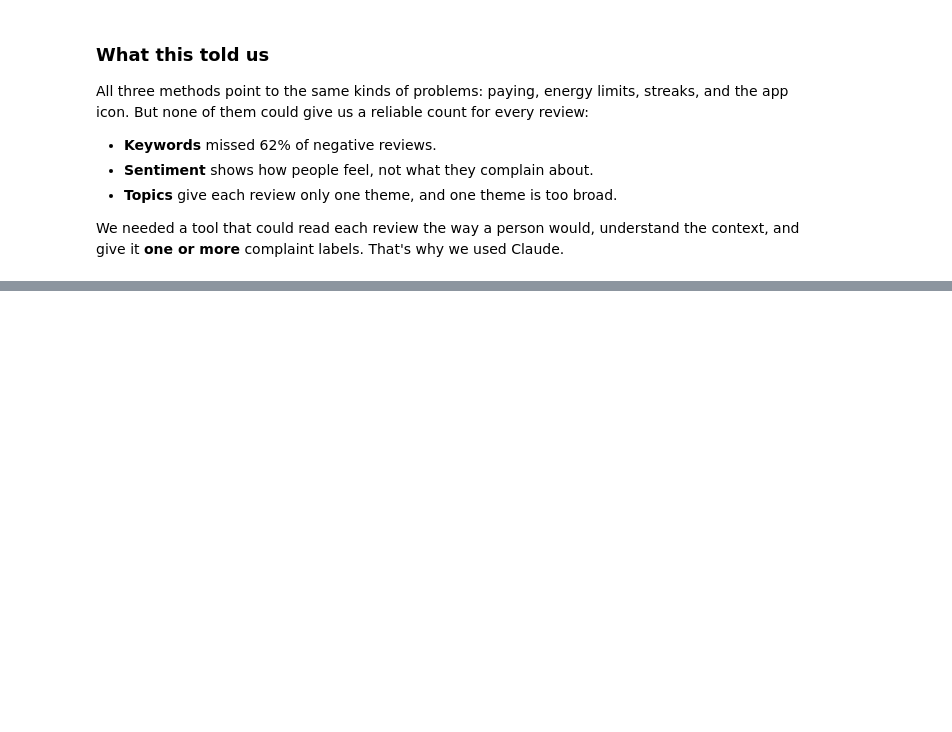
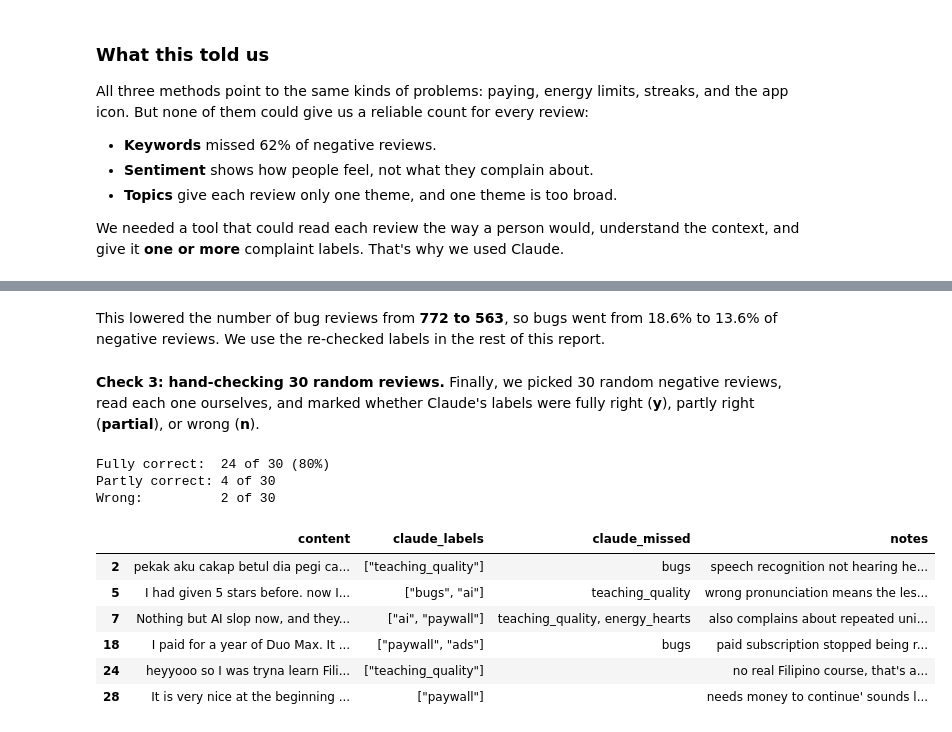
Before and after one commit to Teenna-Pachika/info4360-duolingo-reviews, a Jupyter notebook: notebooks/06_final_report.ipynb, the cells around one changed output, grey strips where cells are left out. Saved outputs shown, nothing was run; the diff lists cells and outputs as text; code cells hidden in the pictures; blank space fills up the shorter version.

```diff
--- a/notebooks/06_final_report.ipynb
+++ b/notebooks/06_final_report.ipynb
@@ -178,0 +258,5 @@ We needed a tool that could read each review the way a person would, understand
+# %%
+# Examples of negative reviews with their Claude labels
+pd.set_option("display.max_colwidth", None)
+examples = neg[neg["n_words"].between(8, 35) & neg["claude_labels"].apply(lambda l: l != ["other"])]
+examples.sample(6, random_state=1)[["content", "claude_labels"]]
@@ -178,0 +302,25 @@ We needed a tool that could read each review the way a person would, understand
+# %% [markdown]
+This lowered the number of bug reviews from **772 to 563**, so bugs went from 18.6% to 13.6% of negative reviews. We use the re-checked labels in the rest of this report.
+# %% [markdown]
+**Check 3: hand-checking 30 random reviews.** Finally, we picked 30 random negative reviews, read each one ourselves, and marked whether Claude's labels were fully right (**y**), partly right (**partial**), or wrong (**n**).
+# %%
+checked = pd.read_csv("../data/hand_check.csv").fillna("")
+answers = checked["claude_correct"].str.strip().str.lower()
+
+print(f"Fully correct:  {(answers == 'y').sum()} of {len(checked)} ({(answers == 'y').mean():.0%})")
+print(f"Partly correct: {(answers == 'partial').sum()} of {len(checked)}")
+print(f"Wrong:          {(answers == 'n').sum()} of {len(checked)}")
+
+# The reviews where Claude wasn't fully right, with our notes
+checked.loc[answers != "y", ["content", "claude_labels", "claude_missed", "notes"]]
+# %% [output]
+Fully correct:  24 of 30 (80%)
+Partly correct: 4 of 30
+Wrong:          2 of 30
+|  | content | claude_labels | claude_missed | notes |
+| 2 | pekak aku cakap betul dia pegi ca... | ["teaching_quality"] | bugs | speech recognition not hearing he... |
+| 5 | I had given 5 stars before. now I... | ["bugs", "ai"] | teaching_quality | wrong pronunciation means the les... |
+| 7 | Nothing but AI slop now, and they... | ["ai", "paywall"] | teaching_quality, energy_hearts | also complains about repeated uni... |
+| 18 | I paid for a year of Duo Max. It ... | ["paywall", "ads"] | bugs | paid subscription stopped being r... |
+| 24 | heyyooo so I was tryna learn Fili... | ["teaching_quality"] |  | no real Filipino course, that's a... |
+| 28 | It is very nice at the beginning ... | ["paywall"] |  | needs money to continue' sounds l... |
```
Also changed, not shown: parts of 14 cells of this notebook.
